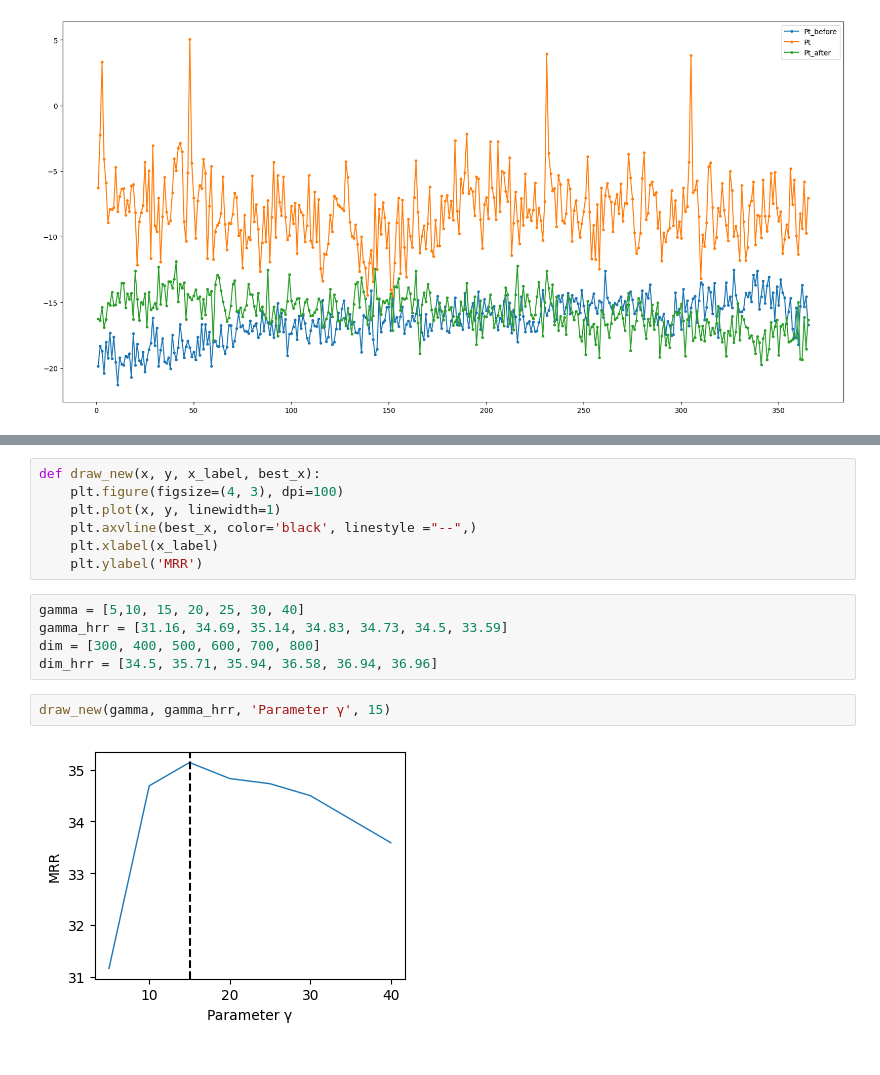
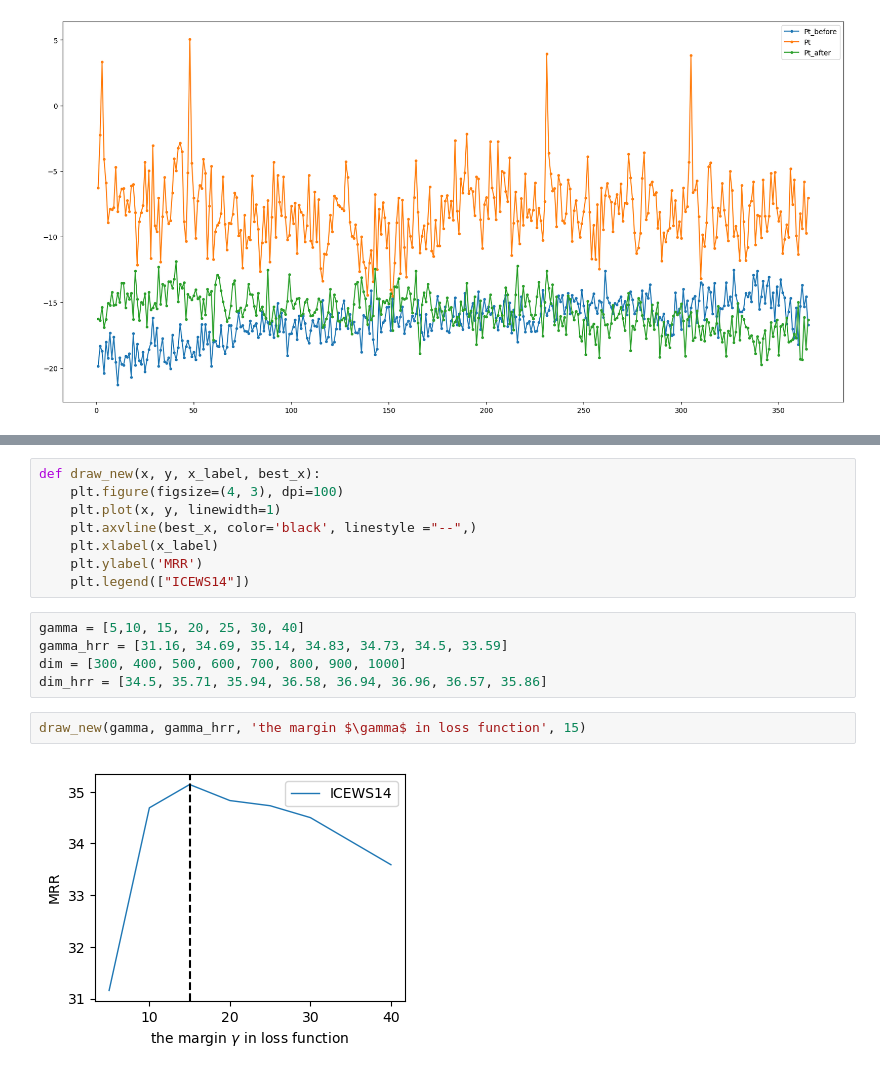
Before and after one commit to LinXueyuanStdio/TFLEX, a Jupyter notebook: notebook/Draw.ipynb, the cells around one changed output, grey strips where cells are left out. Cells and saved outputs as stored; diff of their text form.

```diff
--- a/notebook/Draw.ipynb
+++ b/notebook/Draw.ipynb
@@ -1201,15 +1419,16 @@ def draw_new(x, y, x_label, best_x):
     plt.axvline(best_x, color='black', linestyle ="--",)
     plt.xlabel(x_label)
     plt.ylabel('MRR')
+    plt.legend(["ICEWS14"])
 # %%
 gamma = [5,10, 15, 20, 25, 30, 40]
 gamma_hrr = [31.16, 34.69, 35.14, 34.83, 34.73, 34.5, 33.59]
-dim = [300, 400, 500, 600, 700, 800]
-dim_hrr = [34.5, 35.71, 35.94, 36.58, 36.94, 36.96]
+dim = [300, 400, 500, 600, 700, 800, 900, 1000]
+dim_hrr = [34.5, 35.71, 35.94, 36.58, 36.94, 36.96, 36.57, 35.86]
 # %%
-draw_new(gamma, gamma_hrr, 'Parameter γ', 15)
+draw_new(gamma, gamma_hrr, 'the margin $\gamma$ in loss function', 15)
 # %% [output]
-[figure, old version]
+[figure, new version]
 # %%
 draw_new(dim, dim_hrr, 'embedding dimension', 800)
 # %% [output]
```
Also changed, not shown: parts of 29 cells of this notebook.
